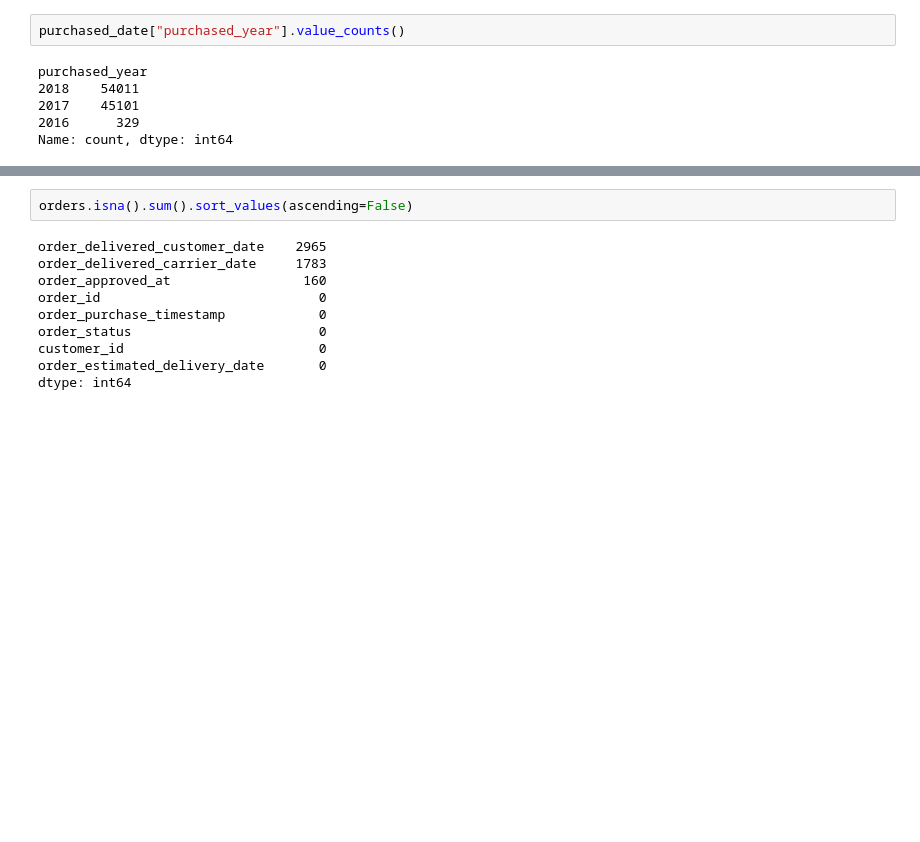
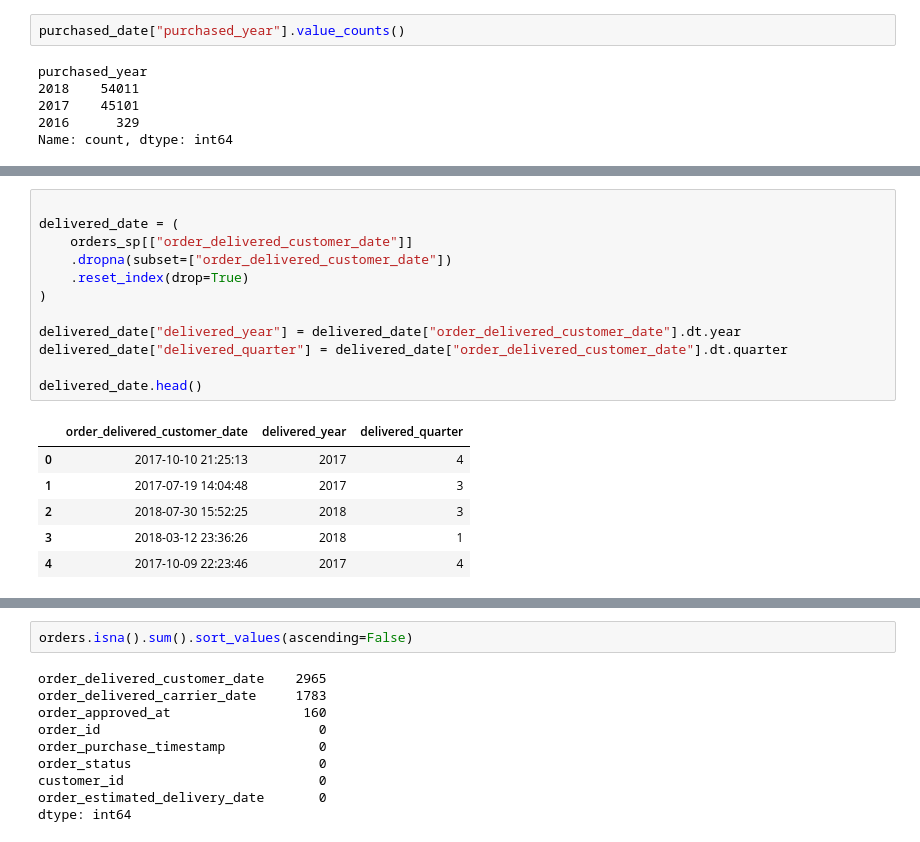
Before and after one commit to Vierinsky/ecommerce-analytics-python-sql, a Jupyter notebook: notebooks/eda.ipynb, the cells around one changed output, grey strips where cells are left out. Drawn from its saved outputs; the diff is of its cells as text; blank space fills up the shorter version.

```diff
--- a/notebooks/eda.ipynb
+++ b/notebooks/eda.ipynb
@@ -370,3 +375,22 @@ delivered_date.head()
+# %%
+
+delivered_date = (
+    orders_sp[["order_delivered_customer_date"]]
+    .dropna(subset=["order_delivered_customer_date"])
+    .reset_index(drop=True)
+)
+
+delivered_date["delivered_year"] = delivered_date["order_delivered_customer_date"].dt.year
+delivered_date["delivered_quarter"] = delivered_date["order_delivered_customer_date"].dt.quarter
+
+delivered_date.head()
+# %% [output]
+|  | order_delivered_customer_date | delivered_year | delivered_quarter |
+| 0 | 2017-10-10 21:25:13 | 2017 | 4 |
+| 1 | 2017-07-19 14:04:48 | 2017 | 3 |
+| 2 | 2018-07-30 15:52:25 | 2018 | 3 |
+| 3 | 2018-03-12 23:36:26 | 2018 | 1 |
+| 4 | 2017-10-09 22:23:46 | 2017 | 4 |
 # %%
 delivered_q = (
     delivered_date.groupby(["delivered_year", "delivered_quarter"])
```
Also changed, not shown: parts of 13 cells of this notebook, 2 other files.
